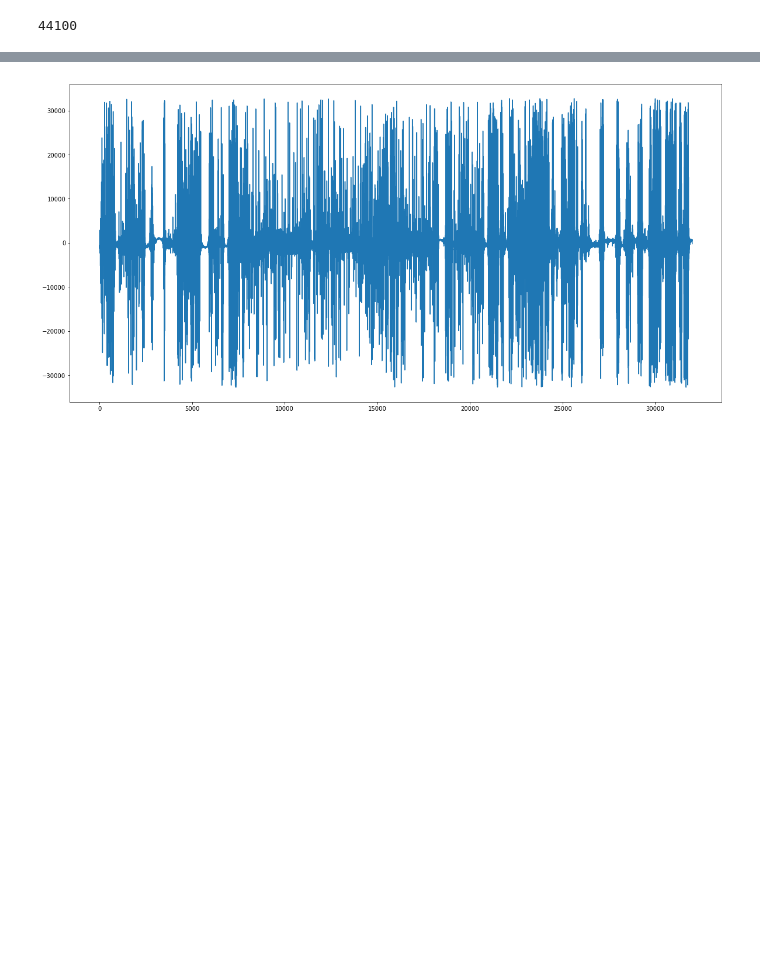
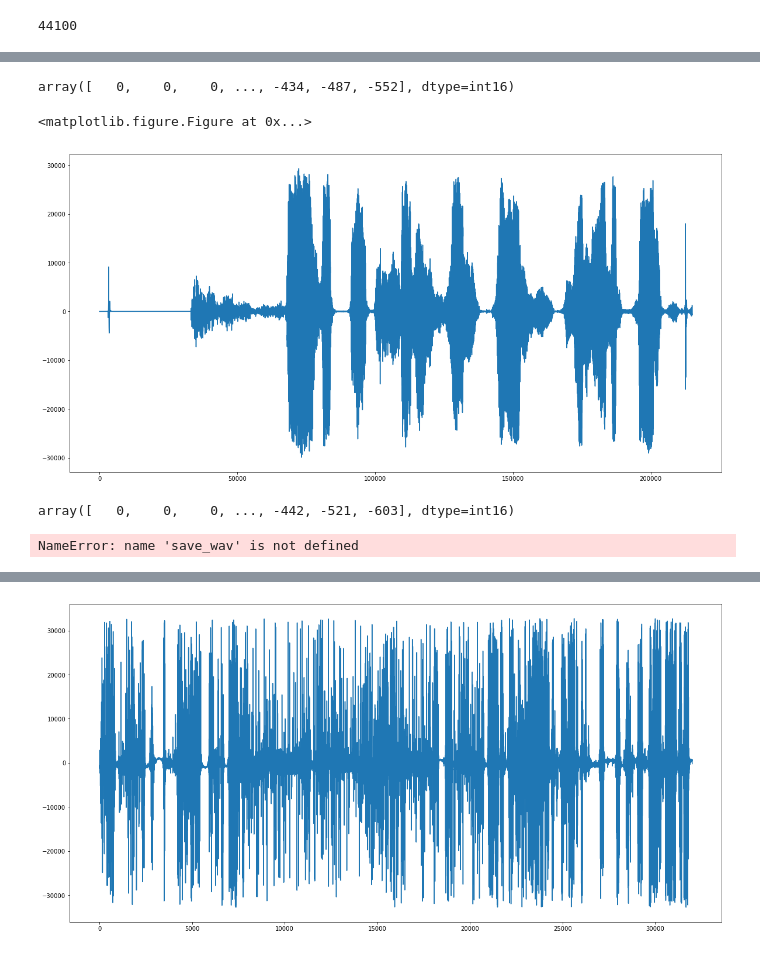
Before and after one commit to justinfchin/helios, a Jupyter notebook: python codes/Helper_functions.ipynb, the cells around one changed output, grey strips where cells are left out. Drawn from its saved outputs; the diff is of its cells as text; code cells hidden in the pictures; blank space fills up the shorter version.

```diff
--- a/python codes/Helper_functions.ipynb
+++ b/python codes/Helper_functions.ipynb
@@ -54,6 +54,30 @@ def butter(data , filename):
     plt.show()
     plt.savefig("Butter_"+filename+".png",bbox_inches='tight')
     return fil
+# %%
+#butter filter n times
+#plt.figure(figsize=(20,10))##change the size of the charts
+#plt.plot(fil)
+#plt.show()
+#plt.savefig("Butter_"+filename+".png",bbox_inches='tight')
+
+def nbutter(data, n, filename):
+    def Butter(data):
+        N = "<class 'numpy.int16'>"
+        b, a = signal.butter(20, .3, 'low', analog=False)#our defult values
+        if (str(type(data[0])) == N):
+            filtered = signal.filtfilt(b, a, data, method='gust')#applying the filter for single channel
+        else:
+            filtered = signal.filtfilt(b, a, data.T[0], method='gust')#applying the filter 2 channels
+        fil = filtered.astype(np.int16)
+        return fil
+    for i in range(n):
+        data = Butter(data)
+    plt.figure(figsize=(20,10))##change the size of the charts
+    plt.plot(data)
+    plt.show()
+    plt.savefig("Butter_"+filename+".png",bbox_inches='tight')
+    return data
 # %%
 #weiner
 def wiener(data, filename):
@@ -166,2 +244,17 @@ butterfemale = butter(carlos, 'carlos')
+# %%
+singlebutter
+# %% [output]
+array([   0,    0,    0, ..., -434, -487, -552], dtype=int16)
+# %%
+n_butter = nbutter(carlos, 4, 'carlos')
+# %% [output]
+<matplotlib.figure.Figure at 0x...>
+[figure, added]
+# %%
+n_butter
+# %% [output]
+array([   0,    0,    0, ..., -442, -521, -603], dtype=int16)
 # %%
-save_wav(butterfemale, 'butterfemale', FS)
+save_wav(n_butter, 'n_butter_5', FS)
+# %% [output]
+NameError: name 'save_wav' is not defined
```
Also changed, not shown: parts of 22 cells of this notebook, 2 other files.
